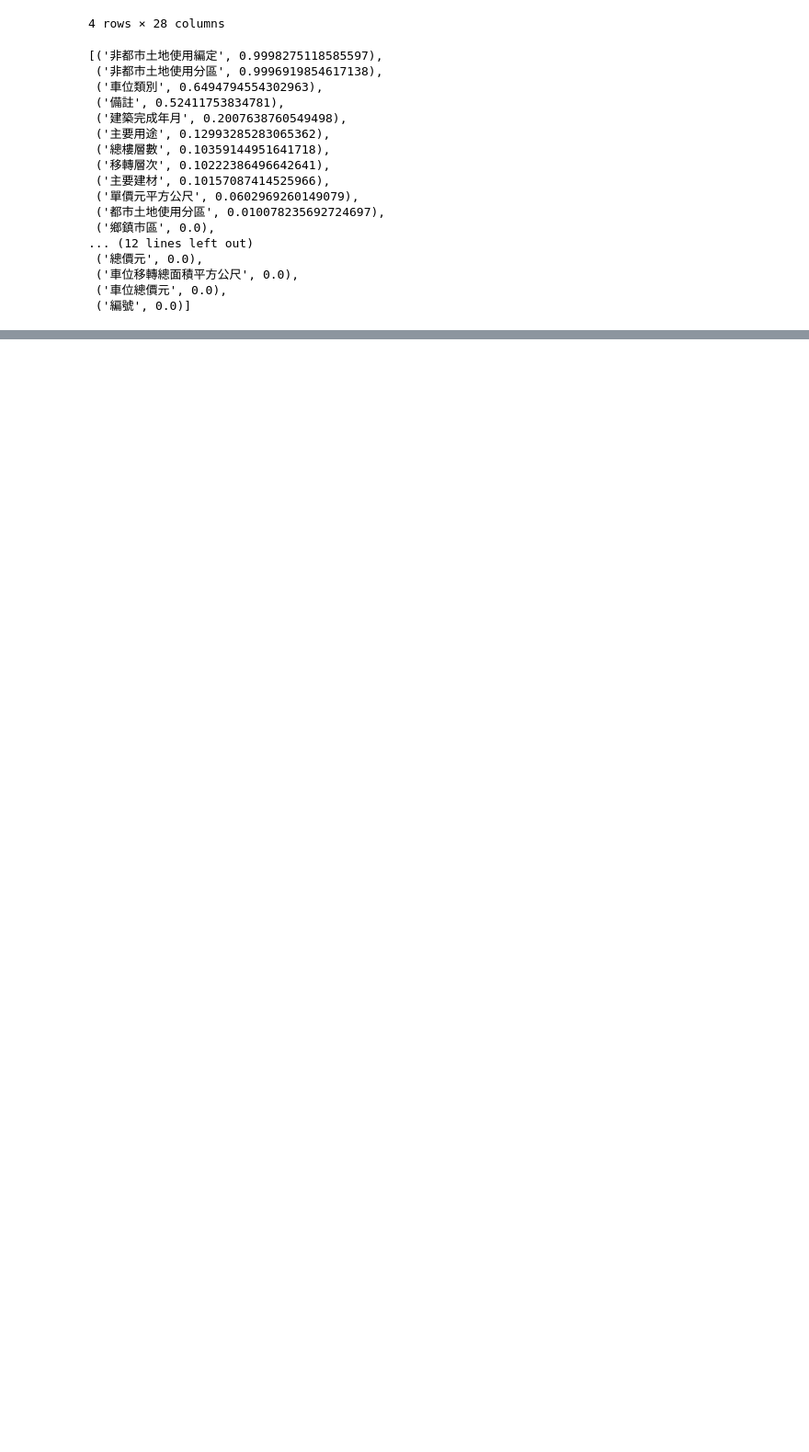
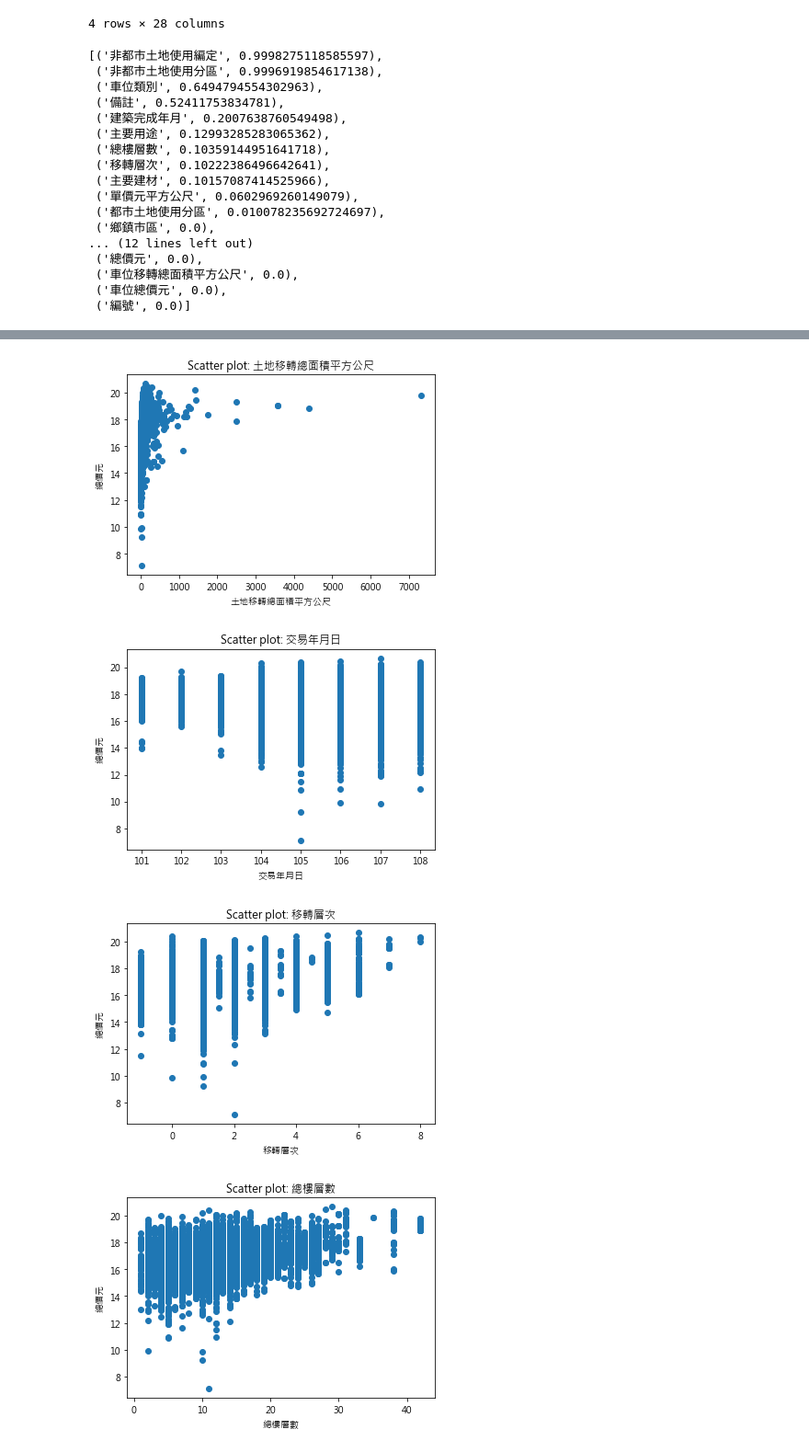
Before and after one commit to AbandonBlue/Machine-learning-project, a Jupyter notebook: 機器學習期末專題.ipynb, the cells around one changed output, grey strips where cells are left out. Shown at 92% size. Saved outputs shown, nothing was run; the diff lists cells and outputs as text; code cells hidden in the pictures; blank space fills up the shorter version.

```diff
--- a/機器學習期末專題.ipynb
+++ b/機器學習期末專題.ipynb
@@ -145,0 +1348,8 @@ data = data.drop(columns=del_columns)
+# %%
+# 再畫一次, 異常值已經去除
+draw_scatter()
+# %% [output]
+[figure, added]
+[figure, added]
+[figure, added]
+[figure, added]
```
Also changed, not shown: parts of 77 cells of this notebook.
